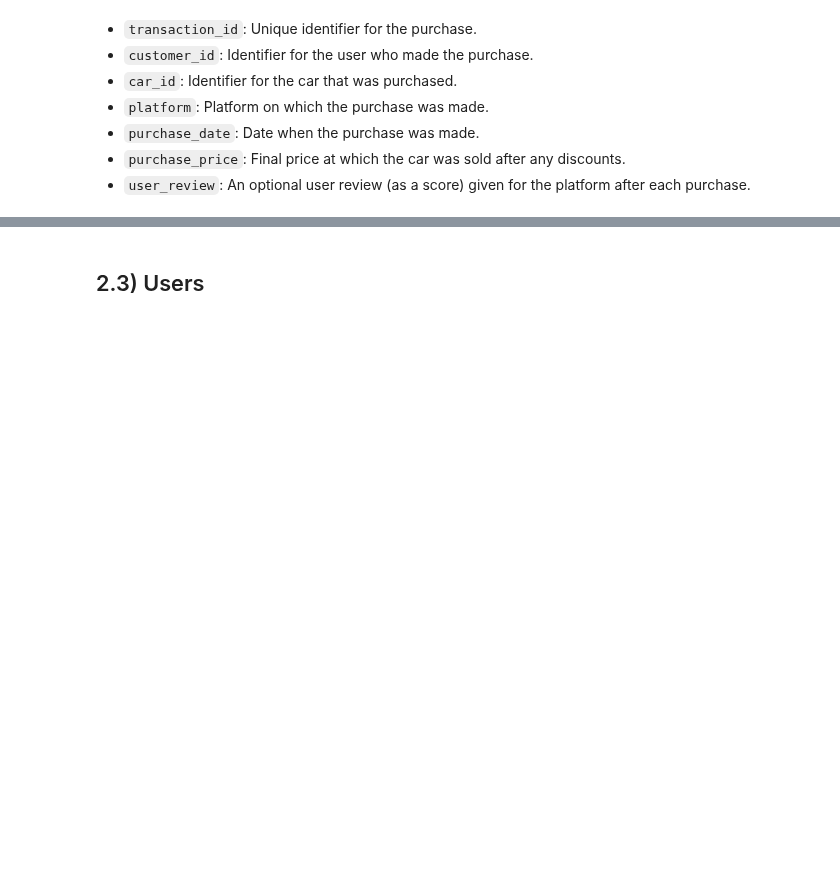
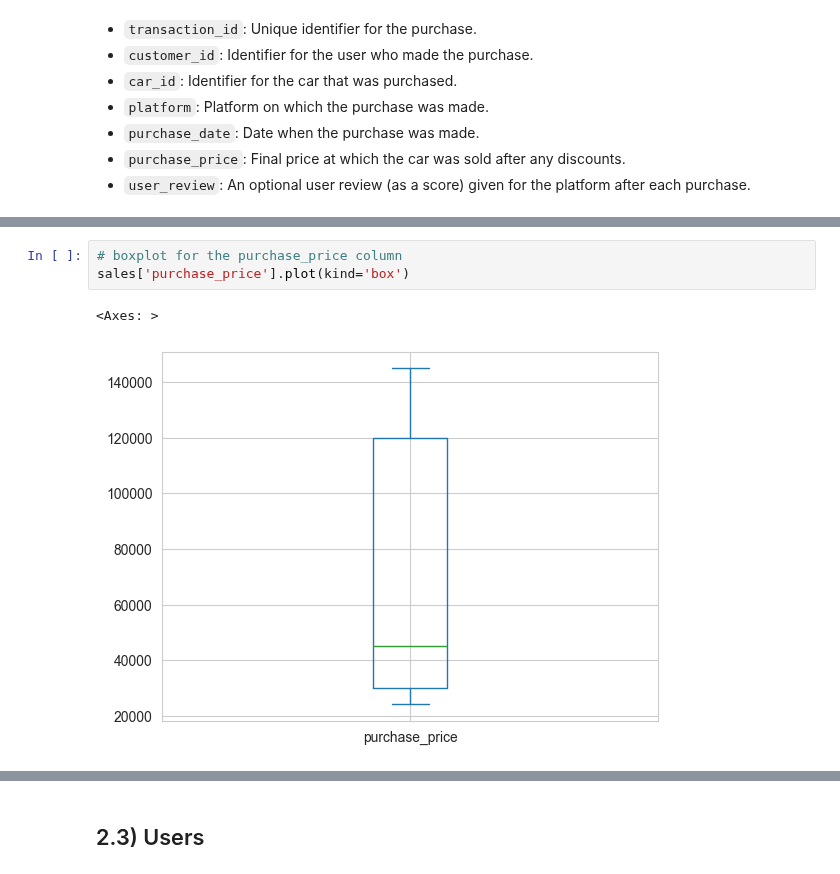
Before and after one commit to glag2/glag2-Internship-Case-2024-DEC, a Jupyter notebook: [STEP 1] Data Cleaning.ipynb, the cells around one changed output, grey strips where cells are left out. Cells and saved outputs as stored; diff of their text form; blank space fills up the shorter version.

```diff
--- a/[STEP 1] Data Cleaning.ipynb
+++ b/[STEP 1] Data Cleaning.ipynb
@@ -103,0 +186,6 @@ cars.to_csv('Cleaned_Data/cars.csv', index=False)
+# %%
+# boxplot for the purchase_price column
+sales['purchase_price'].plot(kind='box')
+# %% [output]
+<Axes: >
+[figure, added]
```
Also changed, not shown: parts of 65 cells of this notebook, 5 other files.
